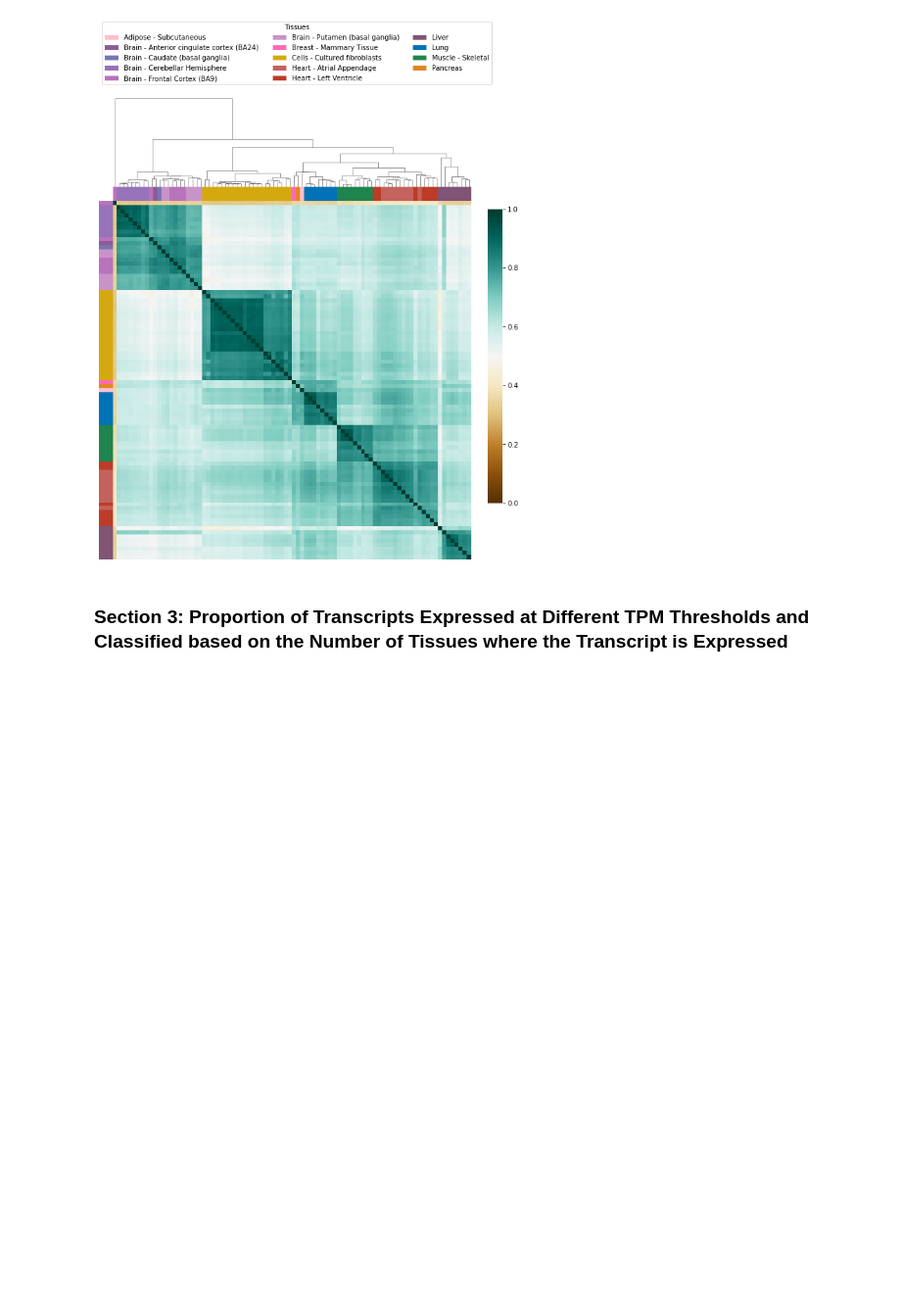
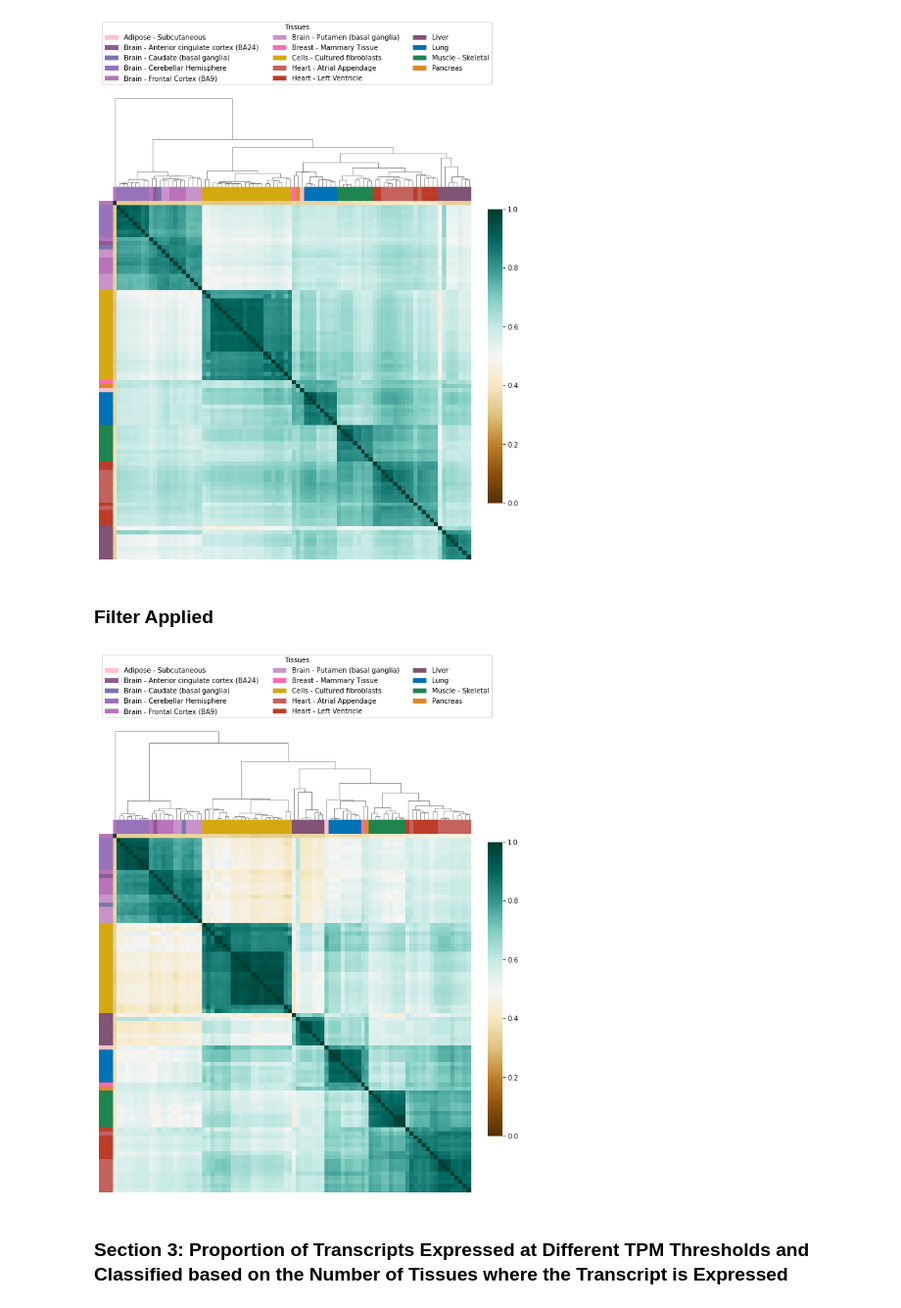
Before and after one commit to MingyiXia9717/gtex_v9_data_analysis, a Jupyter notebook: FLAIR/flair_gtex_database_results_analysis_part3.ipynb, the cells around one changed output. Shown: that part at 98% size. Saved outputs shown, nothing was run; the diff lists cells and outputs as text; code cells hidden in the pictures; blank space fills up the shorter version.

```diff
--- a/FLAIR/flair_gtex_database_results_analysis_part3.ipynb
+++ b/FLAIR/flair_gtex_database_results_analysis_part3.ipynb
@@ -228,6 +320,12 @@ hierarchial_clustering_heatmap(novel_transcript_express_tissue_clean)
 hierarchial_clustering_heatmap(annotated_transcript_express_tissue_clean)
 # %% [output]
 [figure]
+# %% [markdown]
+### Filter Applied
+# %%
+hierarchial_clustering_heatmap(annotated_transcript_express_tissue_clean_filtered)
+# %% [output]
+[figure, added]
 # %% [markdown]
 ### Section 3: Proportion of Transcripts Expressed at Different TPM Thresholds and Classified based on the Number of Tissues where the Transcript is Expressed
 # %%
```
Also changed, not shown: parts of 26 cells of this notebook.
